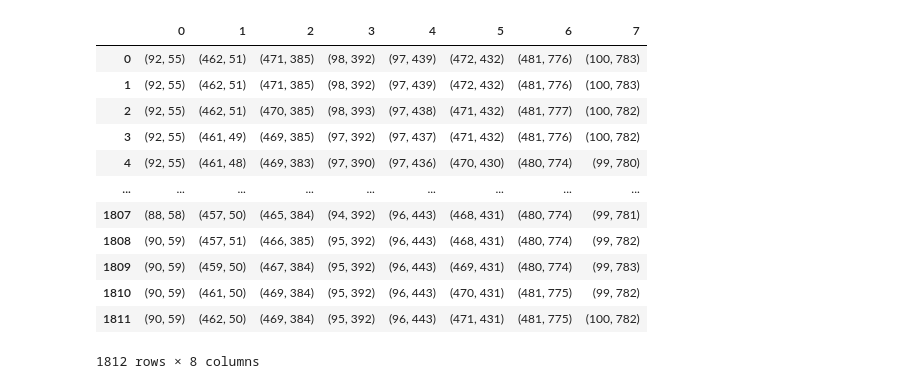
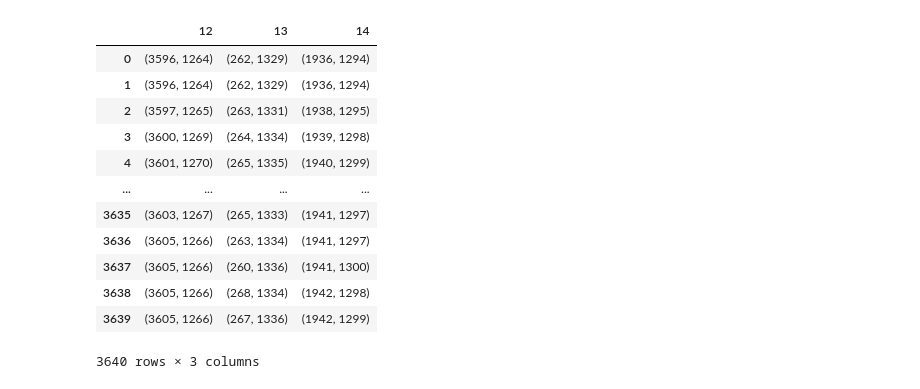
Before and after one commit to dongdangdeng/marker_tracking, a Jupyter notebook: mov_play_from_csv_test.ipynb, the cells around one changed output. Drawn from its saved outputs; the diff is of its cells as text; code cells hidden in the pictures.

```diff
--- a/mov_play_from_csv_test.ipynb
+++ b/mov_play_from_csv_test.ipynb
@@ -32,19 +32,21 @@ def applyFiltersBltrl(img, d=15):
 # 軌跡データ
 # csv_path = "output/test/markers_t_hd_60.csv"  # フィルタ適用前
 # csv_path = "output/test/markers_t_h_60_comlement_filter_bltrl_hybrid_2.csv" # フィルタ適用後+スプライン補完
-csv_path = "output/test/markers_t_h_60_liner_comlement_filter_bltrl_hybrid.csv" # フィルタ適用後+線形補完
+# csv_path = "output/test/markers_t_h_60_liner_comlement_filter_bltrl_hybrid.csv" # フィルタ適用後+線形補完
+csv_path = "output/test/markers_base_4k_60_liner_nofilter.csv"
+movie_path = "src/mov/VibrationTest/base_4k_60.MOV"
 markers_raw = pd.read_csv(csv_path, header=[0, 1])
 frames = len(markers_raw)
 
 # 解析で使用するidのデータだけ抜き出し
-ids = list(map(lambda col: str(col), [0,1,2,3,4,5,6,7]))
+ids = list(map(lambda col: str(col), [12, 13, 14]))
 markers = markers_raw[ids]
 
 # 構造（線の接続関係）の定義
-stractures = [[0,1,2,3,0],[4,5,6,7,4]]
+stractures = [[12,13,14]]
 
 # 検出したい距離の定義
-distancees = [[0,1],[1,2],[2,3],[3,4],[4,0]]
+distancees = [[12,13],[13,14]]
 
 # ストラクチャーに定義されているマーカーidのSeries
 stractures_ids = pd.Series(sum(stractures, [])).drop_duplicates().sort_values()
@@ -56,45 +58,52 @@ stractures_ids = pd.Series(sum(stractures, [])).drop_duplicates().sort_values()
 # %%
 
 # 動画データ
-cap = cv2.VideoCapture("src/mov/VibrationTest/t_hd_60.mp4")
+cap = cv2.VideoCapture(movie_path)
 fps = int(cap.get(cv2.CAP_PROP_FPS))    # 動画のfps
 ret, frame = cap.read()
 h, w = frame.shape[:2]
+
+# 動画サイズが大きすぎる場合はリサイズする
+h_max = 800
+if h > h_max:
+    ratio = h / w
+    w = h_max
+    h = int(h_max * ratio)
 
 # 保存設定
 fmt = cv2.VideoWriter_fourcc('m', 'p', '4', 'v')
 writer = cv2.VideoWriter('./output/tracking_test.mp4', fmt, fps, (w, h))
 
 cpxy = ['cpx', 'cpy']
 pos = [None, None]
 pos_van = [None, None]
 pos_lnr = [None, None]
 pos_spr = [None, None]
 orbits_van = pd.DataFrame()  # 元データの軌跡
 
 font = cv2.FONT_HERSHEY_SIMPLEX
 
 for id in ids:
     # print("id :", id)
     for i, cp in enumerate(cpxy):
         pos[i] = markers[str(id), cp]
         pos_van[i] = pos[i]
     orbits_van[id] = list(zip(pos_van[0], pos_van[1]))
 orbits_van
 # %% [output]
-|  | 0 | 1 | 2 | 3 | 4 | 5 | 6 | 7 |
-| 0 | (92, 55) | (462, 51) | (471, 385) | (98, 392) | (97, 439) | (472, 432) | (481, 776) | (100, 783) |
-| 1 | (92, 55) | (462, 51) | (471, 385) | (98, 392) | (97, 439) | (472, 432) | (481, 776) | (100, 783) |
-| 2 | (92, 55) | (462, 51) | (470, 385) | (98, 393) | (97, 438) | (471, 432) | (481, 777) | (100, 782) |
-| 3 | (92, 55) | (461, 49) | (469, 385) | (97, 392) | (97, 437) | (471, 432) | (481, 776) | (100, 782) |
-| 4 | (92, 55) | (461, 48) | (469, 383) | (97, 390) | (97, 436) | (470, 430) | (480, 774) | (99, 780) |
-| ... | ... | ... | ... | ... | ... | ... | ... | ... |
-| 1807 | (88, 58) | (457, 50) | (465, 384) | (94, 392) | (96, 443) | (468, 431) | (480, 774) | (99, 781) |
-| 1808 | (90, 59) | (457, 51) | (466, 385) | (95, 392) | (96, 443) | (468, 431) | (480, 774) | (99, 782) |
-| 1809 | (90, 59) | (459, 50) | (467, 384) | (95, 392) | (96, 443) | (469, 431) | (480, 774) | (99, 783) |
-| 1810 | (90, 59) | (461, 50) | (469, 384) | (95, 392) | (96, 443) | (470, 431) | (481, 775) | (99, 782) |
-| 1811 | (90, 59) | (462, 50) | (469, 384) | (95, 392) | (96, 443) | (471, 431) | (481, 775) | (100, 782) |
+|  | 12 | 13 | 14 |
+| 0 | (3596, 1264) | (262, 1329) | (1936, 1294) |
+| 1 | (3596, 1264) | (262, 1329) | (1936, 1294) |
+| 2 | (3597, 1265) | (263, 1331) | (1938, 1295) |
+| 3 | (3600, 1269) | (264, 1334) | (1939, 1298) |
+| 4 | (3601, 1270) | (265, 1335) | (1940, 1299) |
+| ... | ... | ... | ... |
+| 3635 | (3603, 1267) | (265, 1333) | (1941, 1297) |
+| 3636 | (3605, 1266) | (263, 1334) | (1941, 1297) |
+| 3637 | (3605, 1266) | (260, 1336) | (1941, 1300) |
+| 3638 | (3605, 1266) | (268, 1334) | (1942, 1298) |
+| 3639 | (3605, 1266) | (267, 1336) | (1942, 1299) |
-1812 rows × 8 columns
+3640 rows × 3 columns
 # %%
 speed_x = pd.Series([], dtype=float)
 speed_y = pd.Series([], dtype=float)
```
Also changed, not shown: parts of 1 cell of this notebook, 4 other files.
